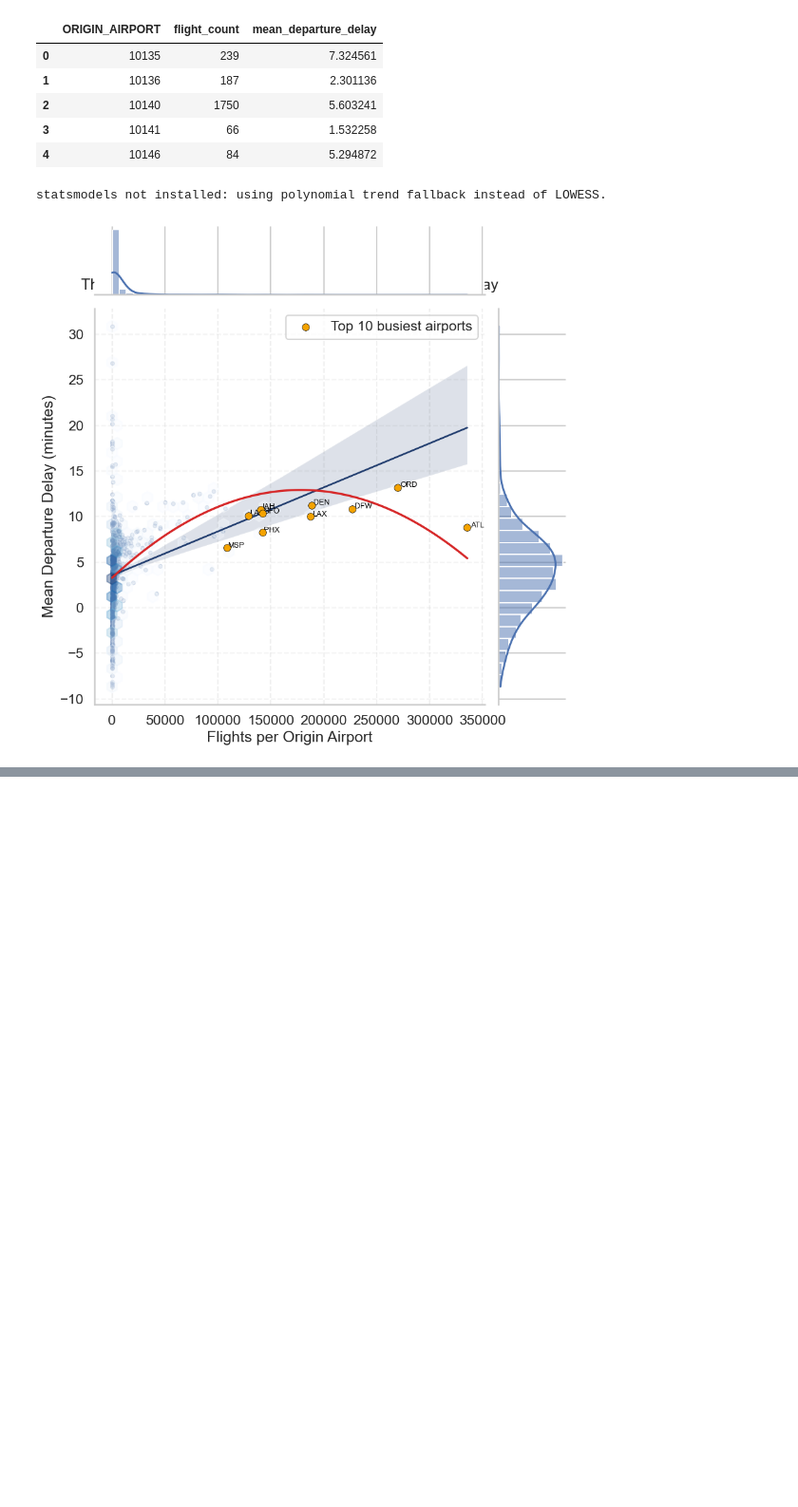
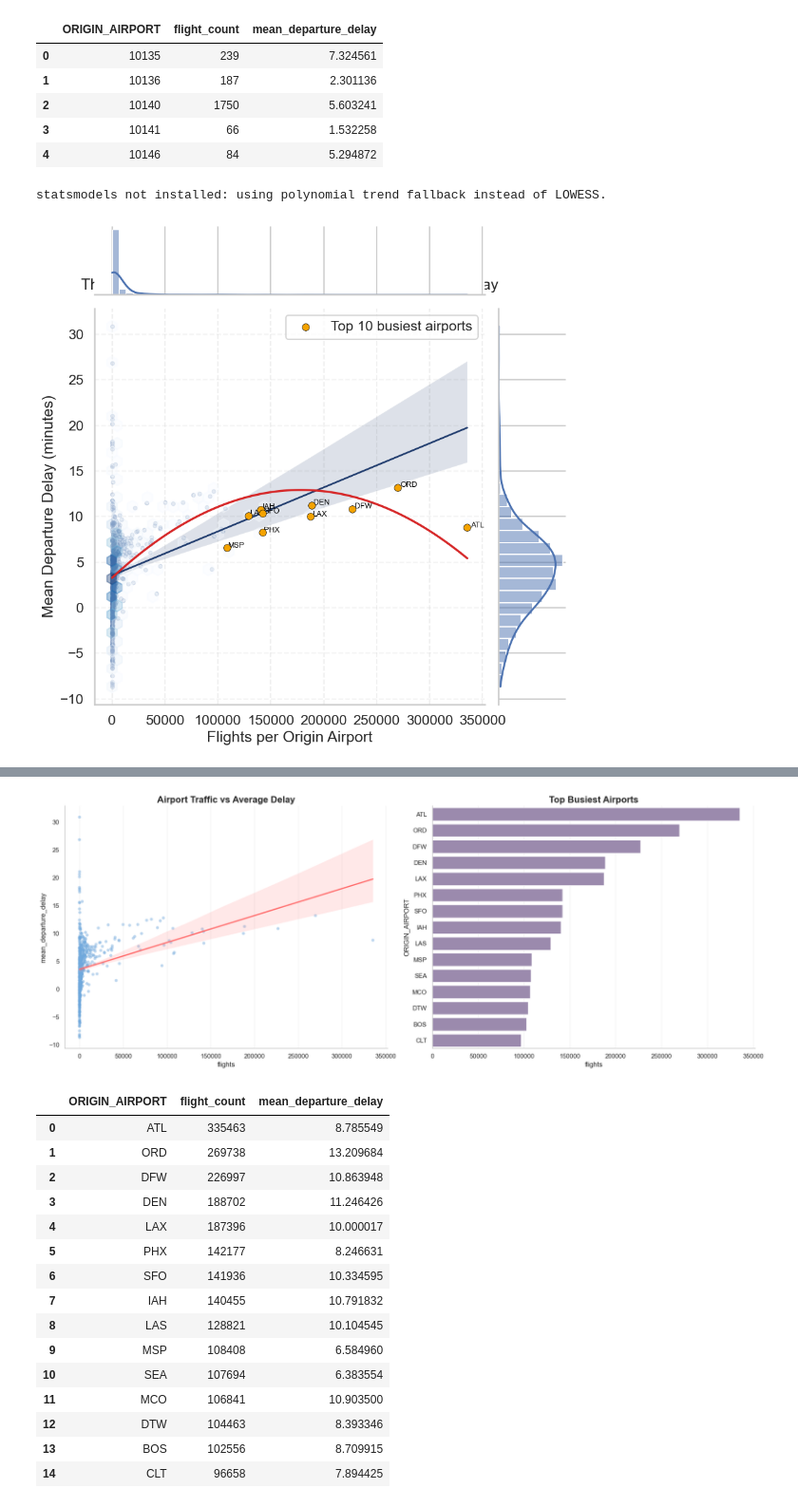
Before and after one commit to Adityarish/ASS_PS5, a Jupyter notebook: notebooks/data_visualisation2.ipynb, the cells around one changed output, grey strips where cells are left out. Shown at 95% size. Cells and saved outputs as stored; diff of their text form; code cells hidden in the pictures; blank space fills up the shorter version.

```diff
--- a/notebooks/data_visualisation2.ipynb
+++ b/notebooks/data_visualisation2.ipynb
@@ -12,7 +12,7 @@ import matplotlib.pyplot as plt
 sns.set_theme(style='whitegrid', context='talk')
 
 # Load merged dataset
-possible_paths = ['../data/processed/merged_data.csv']
+possible_paths = ['../data/processed/merged_data.csv', 'data/processed/merged_data.csv', 'merged_data.csv']
 df = None
 for path in possible_paths:
     try:
@@ -226,0 +136,66 @@ summary
+# %%
+# Airport Traffic vs Delay + Horizontal Top-Busiest chart (matching requested style)
+sns.set_theme(style='whitegrid', context='notebook')
+
+fig, axes = plt.subplots(1, 2, figsize=(18, 7))
+
+# Left panel: scatter + regression
+sns.regplot(
+    data=airport_stats,
+    x='flight_count',
+    y='mean_departure_delay',
+    scatter_kws={'alpha': 0.45, 's': 28, 'color': '#6FA8DC', 'edgecolor': 'none'},
+    line_kws={'color': '#FF6B6B', 'linewidth': 2.2},
+    ax=axes[0]
+)
+axes[0].set_title('Airport Traffic vs Average Delay', fontsize=16, weight='bold')
+axes[0].set_xlabel('flights')
+axes[0].set_ylabel('mean_departure_delay')
+
+# Right panel: horizontal bar chart for busiest airports
+top_busiest = (
+    airport_stats.sort_values('flight_count', ascending=False)
+               .head(15)
+               .sort_values('flight_count', ascending=False)
+)
+
+sns.barplot(
+    data=top_busiest,
+    x='flight_count',
+    y='ORIGIN_AIRPORT',
+    color='#9B84B3',
+    ax=axes[1]
+)
+axes[1].set_title('Top Busiest Airports', fontsize=16, weight='bold')
+axes[1].set_xlabel('flights')
+axes[1].set_ylabel('ORIGIN_AIRPORT')
+
+for ax in axes:
+    ax.spines['top'].set_visible(False)
+    ax.spines['right'].set_visible(False)
+    ax.grid(axis='x', linestyle='-', alpha=0.25)
+    ax.grid(axis='y', visible=False)
+
+plt.tight_layout()
+plt.show()
+
+# Quick table for reference
+top_busiest.sort_values('flight_count', ascending=False).reset_index(drop=True)
+# %% [output]
+[figure, added]
+|  | ORIGIN_AIRPORT | flight_count | mean_departure_delay |
+| 0 | ATL | 335463 | 8.785549 |
+| 1 | ORD | 269738 | 13.209684 |
+| 2 | DFW | 226997 | 10.863948 |
+| 3 | DEN | 188702 | 11.246426 |
+| 4 | LAX | 187396 | 10.000017 |
+| 5 | PHX | 142177 | 8.246631 |
+| 6 | SFO | 141936 | 10.334595 |
+| 7 | IAH | 140455 | 10.791832 |
+| 8 | LAS | 128821 | 10.104545 |
+| 9 | MSP | 108408 | 6.584960 |
+| 10 | SEA | 107694 | 6.383554 |
+| 11 | MCO | 106841 | 10.903500 |
+| 12 | DTW | 104463 | 8.393346 |
+| 13 | BOS | 102556 | 8.709915 |
+| 14 | CLT | 96658 | 7.894425 |
```
Also changed, not shown: parts of 1 cell of this notebook, 6 other files.
